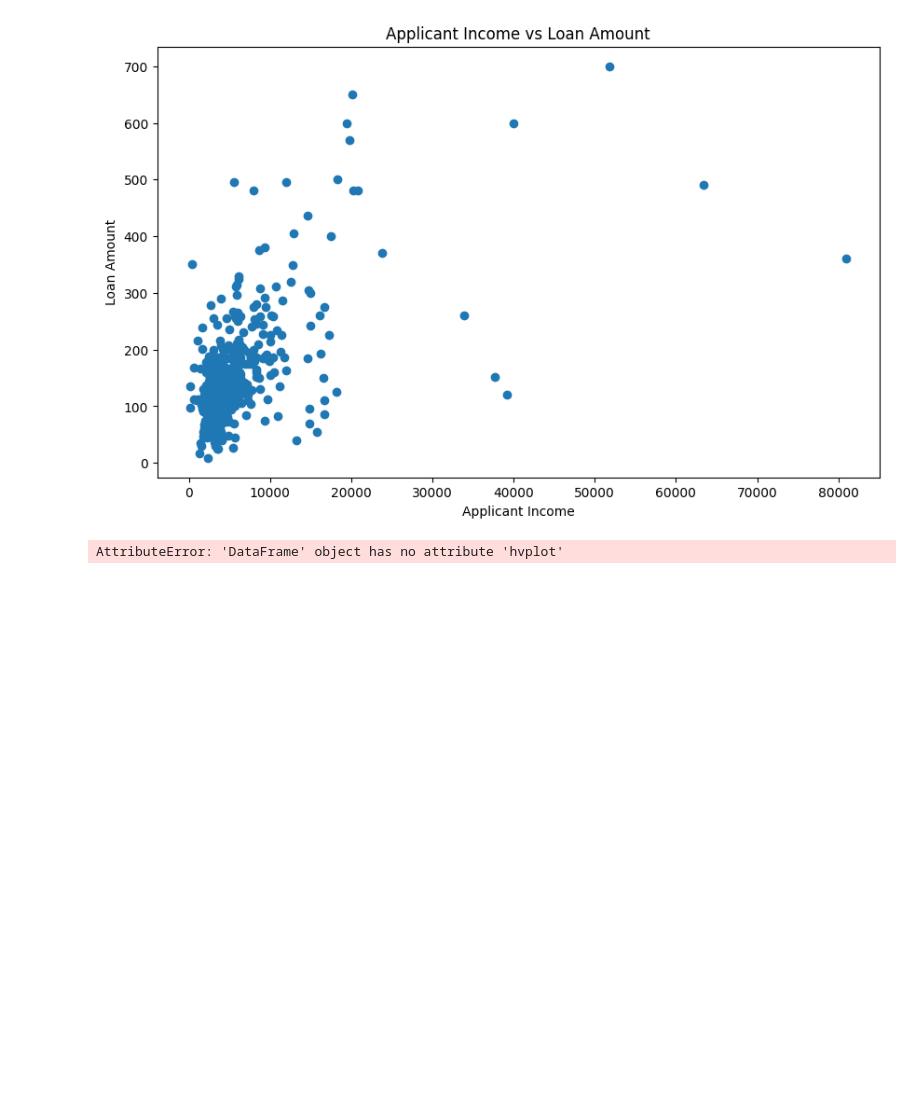
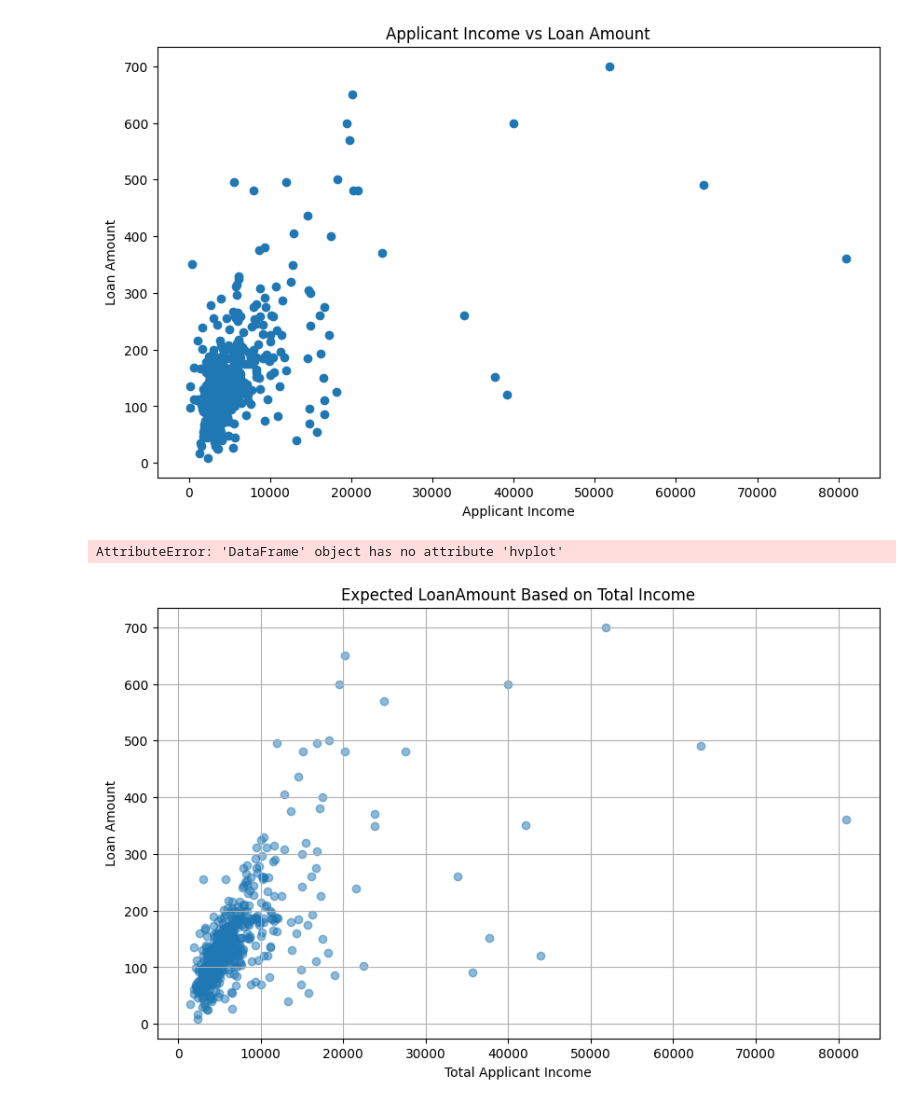
Before and after one commit to NataliiaShevchenko620/Finance_loan_approval_prediction_data, a Jupyter notebook: python_code/Finance_loan_approval_prediction_data_collab.ipynb, the cells around one changed output. Saved outputs shown, nothing was run; the diff lists cells and outputs as text; code cells hidden in the pictures; blank space fills up the shorter version.

```diff
--- a/python_code/Finance_loan_approval_prediction_data_collab.ipynb
+++ b/python_code/Finance_loan_approval_prediction_data_collab.ipynb
@@ -981,6 +1039,19 @@ Total_applicant_income_plot = loan_data.hvplot.scatter(
 Total_applicant_income_plot
 # %% [output]
 AttributeError: 'DataFrame' object has no attribute 'hvplot'
+# %%
+loan_data['TotalApplicantIncome'] = loan_data['ApplicantIncome'] + loan_data['CoapplicantIncome']
+
+
+plt.figure(figsize=(10, 6))
+plt.scatter(loan_data['TotalApplicantIncome'], loan_data['LoanAmount'], alpha=0.5)
+plt.title('Expected LoanAmount Based on Total Income')
+plt.xlabel('Total Applicant Income')
+plt.ylabel('Loan Amount')
+plt.grid(True)
+plt.show()
+# %% [output]
+[figure, added]
 # %%
 # Scatterplot to visualize the relationship between LoanAmount and TotalIncome
 
```
Also changed, not shown: parts of 25 cells of this notebook.
